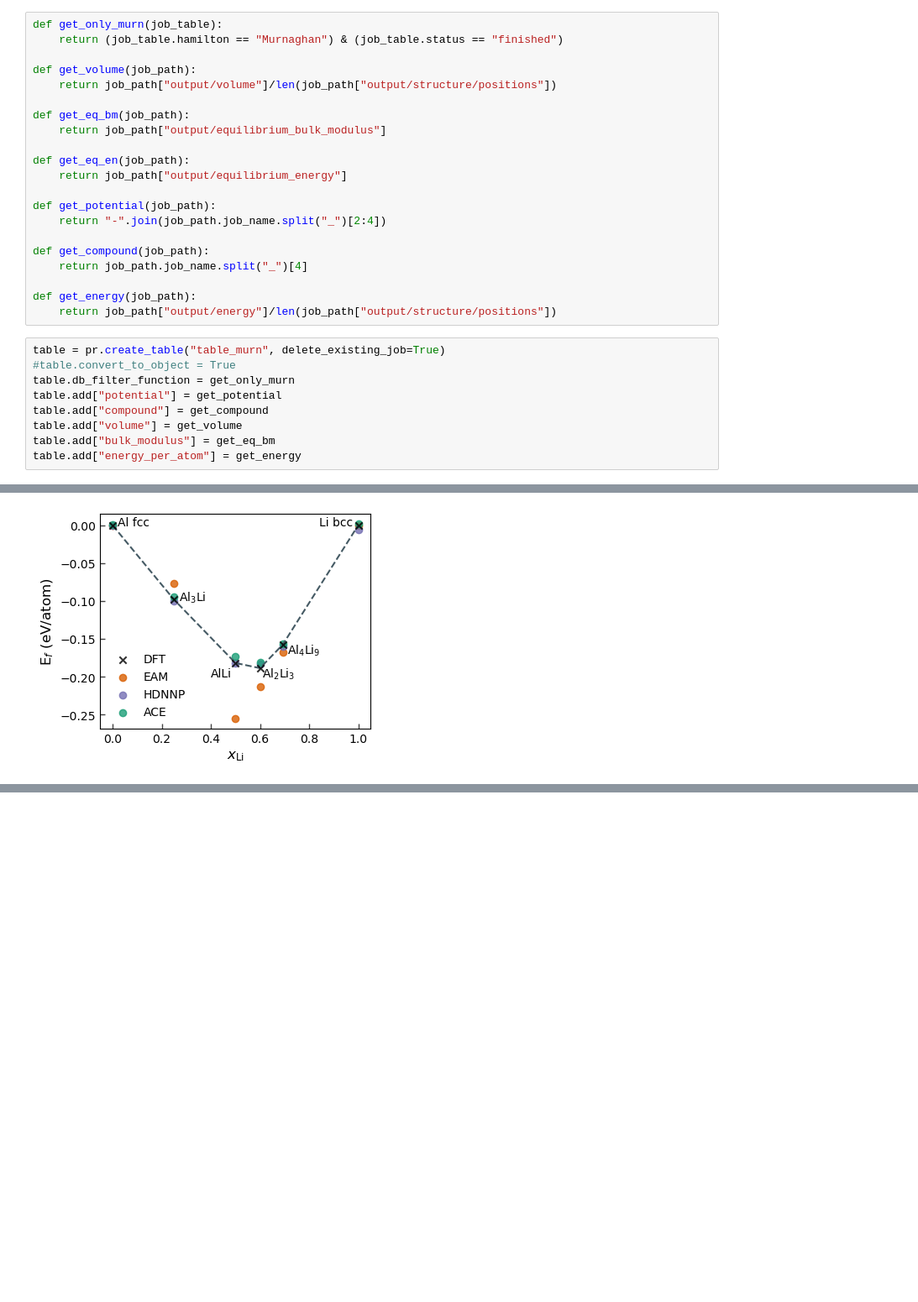
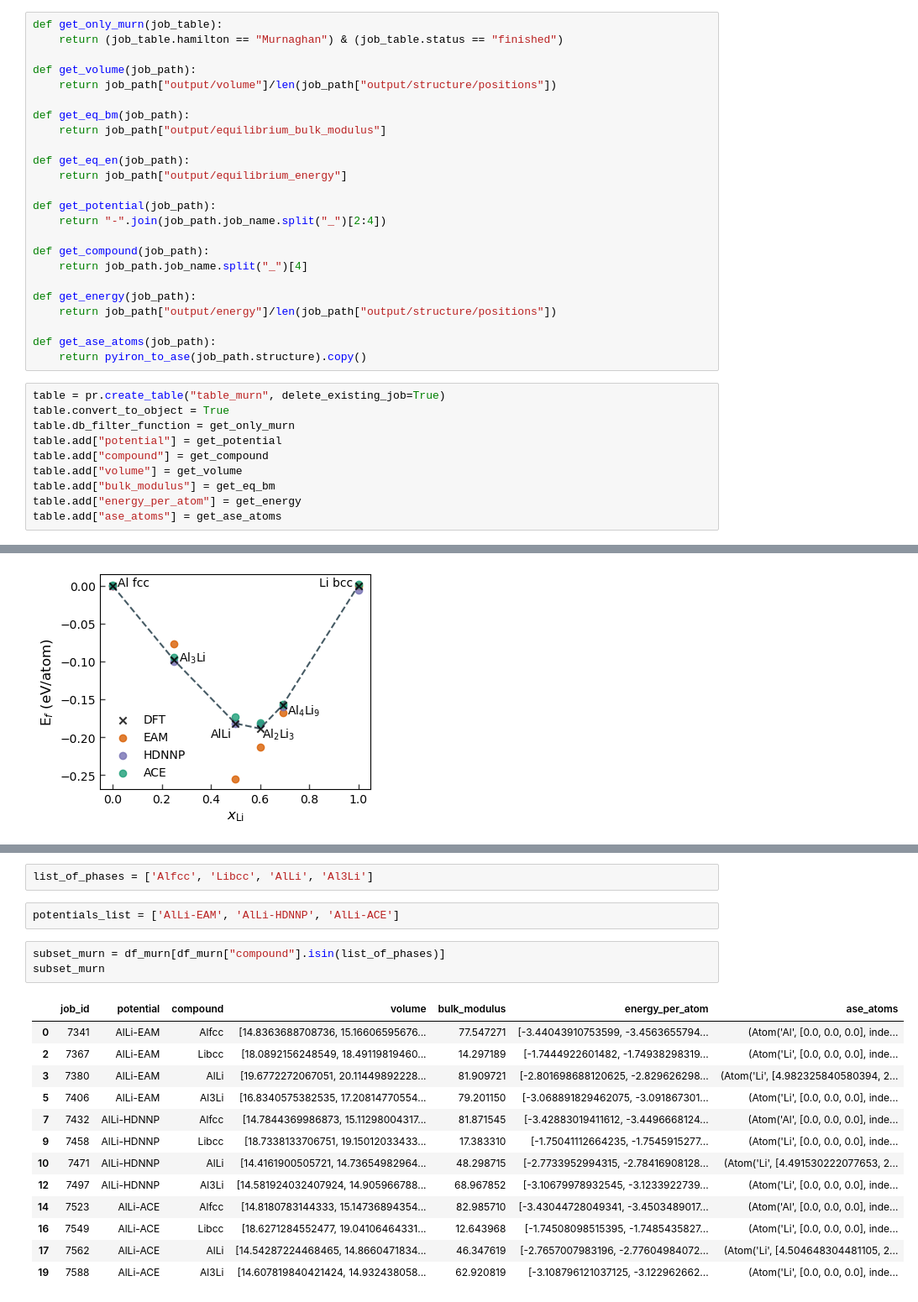
Before and after one commit to pyiron/potential_publication, a Jupyter notebook: 03_validation/01_validation.ipynb, the cells around one changed output, grey strips where cells are left out. Shown at 84% size. Cells and saved outputs as stored; diff of their text form; blank space fills up the shorter version.

```diff
--- a/03_validation/01_validation.ipynb
+++ b/03_validation/01_validation.ipynb
@@ -115,15 +120,19 @@ def get_compound(job_path):
 
 def get_energy(job_path):
     return job_path["output/energy"]/len(job_path["output/structure/positions"])
+
+def get_ase_atoms(job_path):
+    return pyiron_to_ase(job_path.structure).copy()
 # %%
 table = pr.create_table("table_murn", delete_existing_job=True)
-#table.convert_to_object = True
+table.convert_to_object = True
 table.db_filter_function = get_only_murn
 table.add["potential"] = get_potential
 table.add["compound"] = get_compound
 table.add["volume"] = get_volume
 table.add["bulk_modulus"] = get_eq_bm
 table.add["energy_per_atom"] = get_energy
+table.add["ase_atoms"] = get_ase_atoms
 # %%
 table.run()
 # %% [output]
@@ -295,0 +307,21 @@ plt.savefig("img_convex_hull.png", dpi=300, bbox_inches='tight')
+# %%
+list_of_phases = ['Alfcc', 'Libcc', 'AlLi', 'Al3Li']
+# %%
+potentials_list = ['AlLi-EAM', 'AlLi-HDNNP', 'AlLi-ACE']
+# %%
+subset_murn = df_murn[df_murn["compound"].isin(list_of_phases)]
+subset_murn
+# %% [output]
+|  | job_id | potential | compound | volume | bulk_modulus | energy_per_atom | ase_atoms |
+| 0 | 7341 | AlLi-EAM | Alfcc | [14.8363688708736, 15.16606595676... | 77.547271 | [-3.44043910753599, -3.4563655794... | (Atom('Al', [0.0, 0.0, 0.0], inde... |
+| 2 | 7367 | AlLi-EAM | Libcc | [18.0892156248549, 18.49119819460... | 14.297189 | [-1.7444922601482, -1.74938298319... | (Atom('Li', [0.0, 0.0, 0.0], inde... |
+| 3 | 7380 | AlLi-EAM | AlLi | [19.6772272067051, 20.11449892228... | 81.909721 | [-2.801698688120625, -2.829626298... | (Atom('Li', [4.982325840580394, 2... |
+| 5 | 7406 | AlLi-EAM | Al3Li | [16.8340575382535, 17.20814770554... | 79.201150 | [-3.068891829462075, -3.091867301... | (Atom('Li', [0.0, 0.0, 0.0], inde... |
+| 7 | 7432 | AlLi-HDNNP | Alfcc | [14.7844369986873, 15.11298004317... | 81.871545 | [-3.42883019411612, -3.4496668124... | (Atom('Al', [0.0, 0.0, 0.0], inde... |
+| 9 | 7458 | AlLi-HDNNP | Libcc | [18.7338133706751, 19.15012033433... | 17.383310 | [-1.75041112664235, -1.7545915277... | (Atom('Li', [0.0, 0.0, 0.0], inde... |
+| 10 | 7471 | AlLi-HDNNP | AlLi | [14.4161900505721, 14.73654982964... | 48.298715 | [-2.7733952994315, -2.78416908128... | (Atom('Li', [4.491530222077653, 2... |
+| 12 | 7497 | AlLi-HDNNP | Al3Li | [14.581924032407924, 14.905966788... | 68.967852 | [-3.10679978932545, -3.1233922739... | (Atom('Li', [0.0, 0.0, 0.0], inde... |
+| 14 | 7523 | AlLi-ACE | Alfcc | [14.8180783144333, 15.14736894354... | 82.985710 | [-3.43044728049341, -3.4503489017... | (Atom('Al', [0.0, 0.0, 0.0], inde... |
+| 16 | 7549 | AlLi-ACE | Libcc | [18.6271284552477, 19.04106464331... | 12.643968 | [-1.74508098515395, -1.7485435827... | (Atom('Li', [0.0, 0.0, 0.0], inde... |
+| 17 | 7562 | AlLi-ACE | AlLi | [14.54287224468465, 14.8660471834... | 46.347619 | [-2.7657007983196, -2.77604984072... | (Atom('Li', [4.504648304481105, 2... |
+| 19 | 7588 | AlLi-ACE | Al3Li | [14.607819840421424, 14.932438058... | 62.920819 | [-3.108796121037125, -3.122962662... | (Atom('Li', [0.0, 0.0, 0.0], inde... |
```
Also changed, not shown: parts of 12 cells of this notebook, 3 other files.
